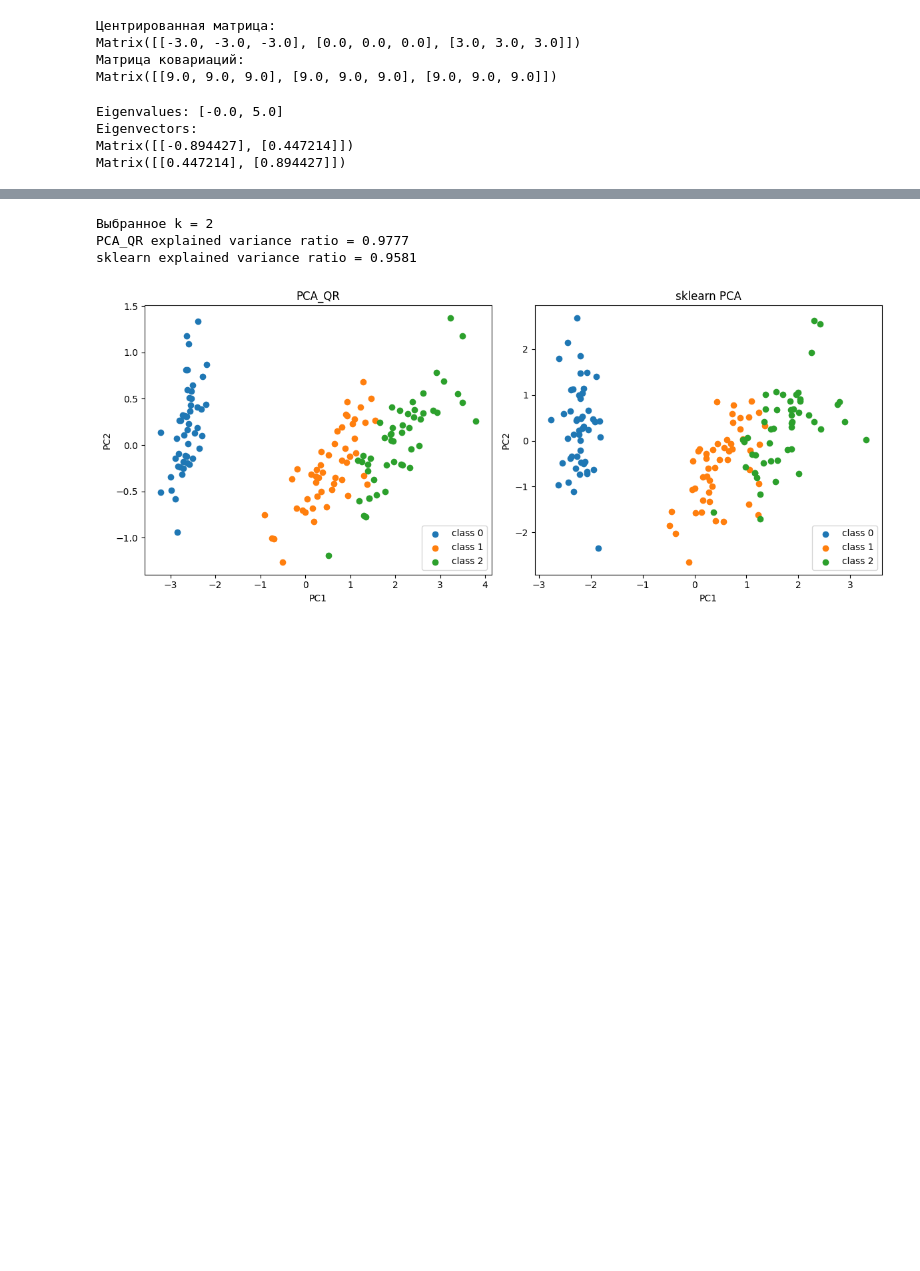
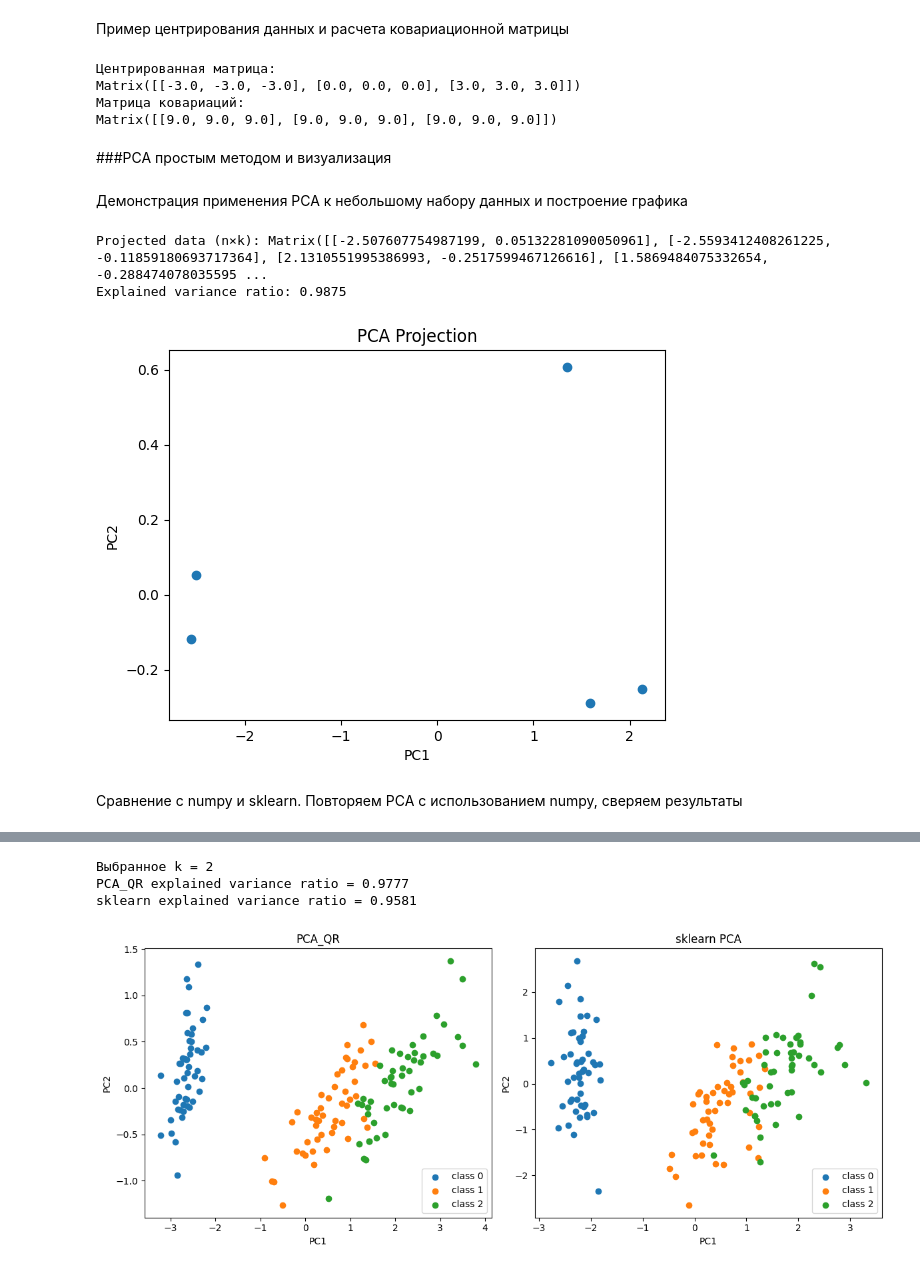
Before and after one commit to Mezgou/labs-linear-algebra, a Jupyter notebook: pca_lab.ipynb, the cells around one changed output, grey strips where cells are left out. Drawn from its saved outputs; the diff is of its cells as text; code cells hidden in the pictures; blank space fills up the shorter version.

```diff
--- a/pca_lab.ipynb
+++ b/pca_lab.ipynb
@@ -66,3 +91,5 @@ Solution x to Ax=b = [Matrix([[1.0000000000000013], [0.9999999999999969], [1.000
+# %% [markdown]
+Пример центрирования данных и расчета ковариационной матрицы
 # %%
 X = Matrix([
     [1, 2, 3],
@@ -82,19 +107,26 @@ print(cov)
 Matrix([[-3.0, -3.0, -3.0], [0.0, 0.0, 0.0], [3.0, 3.0, 3.0]])
 Матрица ковариаций:
 Matrix([[9.0, 9.0, 9.0], [9.0, 9.0, 9.0], [9.0, 9.0, 9.0]])
-# %%
-C = Matrix([[1, 2],
-            [2, 4]])
-eigenvalues = find_eigenvalues(C)
-print("Eigenvalues:", eigenvalues)
-
-eigenvectors = find_eigenvectors(C, eigenvalues)
-print("Eigenvectors:")
-for v in eigenvectors:
-    print(v)
-# %% [output]
-Eigenvalues: [-0.0, 5.0]
-Eigenvectors:
-Matrix([[-0.894427], [0.447214]])
-Matrix([[0.447214], [0.894427]])
+# %% [markdown]
+###PCA простым методом и визуализация
+# %% [markdown]
+Демонстрация применения PCA к небольшому набору данных и построение графика
+# %%
+data_4_features = Matrix([
+    [5.1, 3.5, 1.4, 0.2],
+    [4.9, 3.0, 1.4, 0.2],
+    [6.2, 3.4, 5.4, 2.3],
+    [5.9, 3.0, 5.1, 1.8],
+    [6.7, 3.1, 4.7, 1.5],
+])
+X_proj_qr, ratio_qr, raw_vals, W, means = pca_qr(data_4_features, k=2)
+print(f"Projected data (n×k): {X_proj_qr}")
+print(f"Explained variance ratio: {ratio_qr:.4f}")
+fig = plot_pca_projection(X_proj_qr)
+# %% [output]
+Projected data (n×k): Matrix([[-2.507607754987199, 0.05132281090050961], [-2.5593412408261225, -0.11859180693717364], [2.1310551995386993, -0.2517599467126616], [1.5869484075332654, -0.288474078035595 ...
+Explained variance ratio: 0.9875
+[figure, added]
+# %% [markdown]
+Cравнение с numpy и sklearn. Повторяем PCA с использованием numpy, сверяем результаты
 # %%
```
Also changed, not shown: parts of 25 cells of this notebook, 8 other files.
